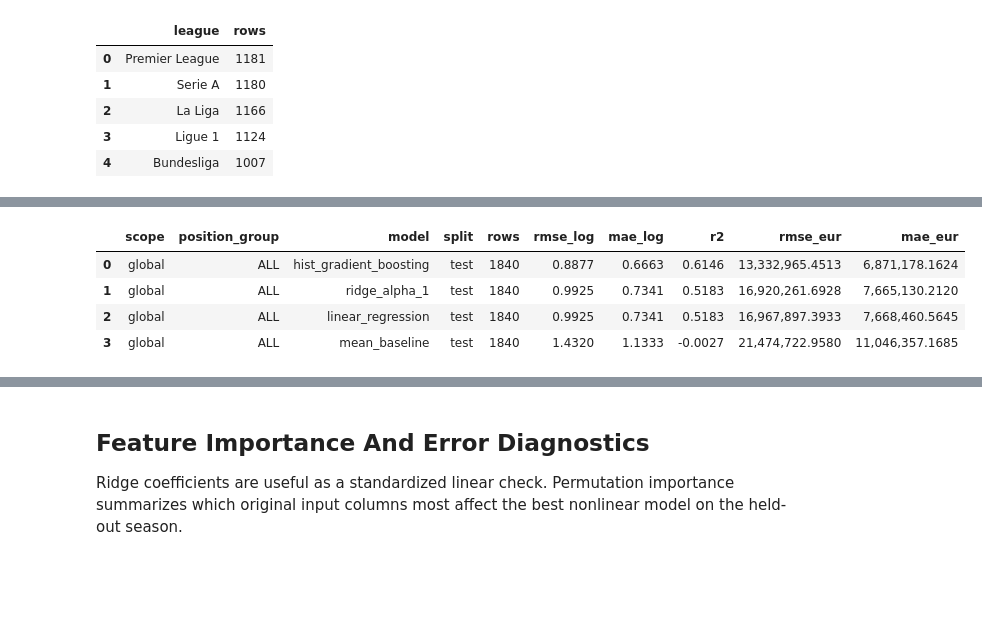
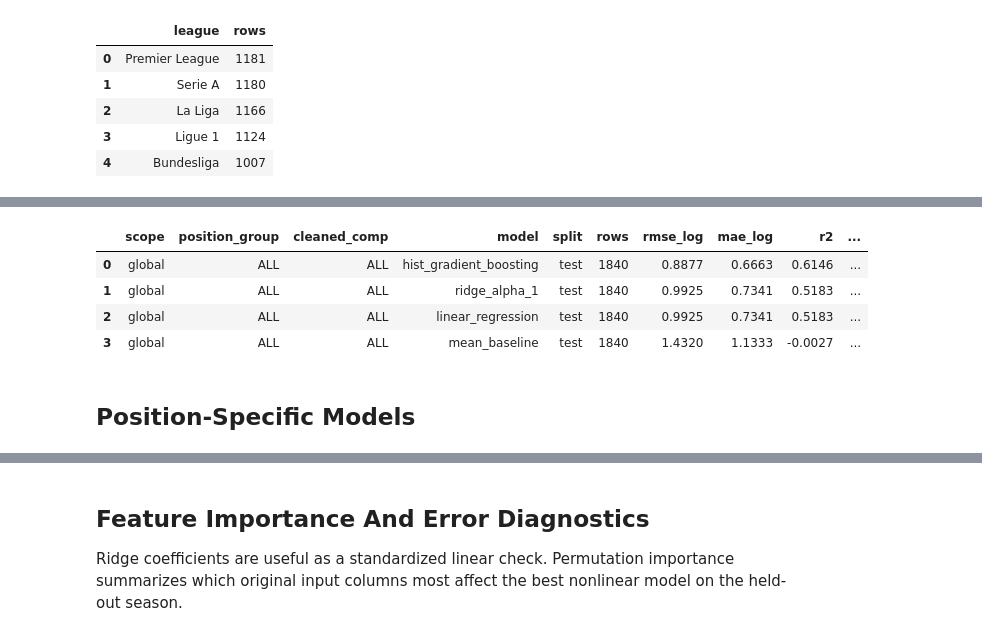
Before and after one commit to davidaslanyan2202/capstone-new, a Jupyter notebook: analysis/eda_and_baseline.ipynb, the cells around one changed output, grey strips where cells are left out. Drawn from its saved outputs; the diff is of its cells as text; code cells hidden in the pictures; blank space fills up the shorter version.

Commit message:
separated leagues and groups

```diff
--- a/analysis/eda_and_baseline.ipynb
+++ b/analysis/eda_and_baseline.ipynb
@@ -21,9 +22,10 @@ sys.path.insert(0, str(REPO_ROOT / "analysis"))
 
 import eda_and_baseline as capstone
 
-pd.set_option("display.max_columns", 120)
+pd.set_option("display.max_columns", 140)
 pd.set_option("display.float_format", lambda value: f"{value:,.4f}")
 
 MIN_MINUTES = 300
 INCLUDE_POSITION_MODELS = True
+INCLUDE_LEAGUE_MODELS = True
 # %% [markdown]
@@ -83,39 +85,52 @@ The global model comparison uses the full `300+` minute modeling dataset. Positi
 # %%
 metrics, predictions, fitted_models = capstone.run_models(
     model_df,
     include_position_models=INCLUDE_POSITION_MODELS,
+    include_league_models=INCLUDE_LEAGUE_MODELS,
 )
 feature_importance = capstone.save_feature_importance(fitted_models, model_df)
 best_global_model = (
     metrics[(metrics["scope"] == "global") & (metrics["split"] == "test")]
     .sort_values("rmse_log")
     .iloc[0]["model"]
 )
 error_by_group = capstone.save_error_by_group(predictions, best_global_model)
+specialized_comparison = capstone.save_specialized_model_comparison(predictions)
 capstone.plot_model_diagnostics(metrics, predictions, best_global_model)
-capstone.write_summary(eda_stats, model_df, metrics, feature_importance, min_minutes=MIN_MINUTES)
+capstone.plot_specialized_vs_global(specialized_comparison)
+capstone.write_summary(
+    eda_stats,
+    model_df,
+    metrics,
+    feature_importance,
+    specialized_comparison,
+    min_minutes=MIN_MINUTES,
+)
 capstone.write_final_report(
     eda_stats,
     model_df,
     metrics,
     error_by_group,
     feature_importance,
+    specialized_comparison,
     min_minutes=MIN_MINUTES,
 )
 capstone.write_paper_sources(min_minutes=MIN_MINUTES)
 
 global_test_metrics = (
     metrics[(metrics["scope"] == "global") & (metrics["split"] == "test")]
     .sort_values("rmse_log")
     .reset_index(drop=True)
 )
 global_test_metrics
 # %% [output]
-|  | scope | position_group | model | split | rows | rmse_log | mae_log | r2 | rmse_eur | mae_eur |
-| 0 | global | ALL | hist_gradient_boosting | test | 1840 | 0.8877 | 0.6663 | 0.6146 | 13,332,965.4513 | 6,871,178.1624 |
-| 1 | global | ALL | ridge_alpha_1 | test | 1840 | 0.9925 | 0.7341 | 0.5183 | 16,920,261.6928 | 7,665,130.2120 |
-| 2 | global | ALL | linear_regression | test | 1840 | 0.9925 | 0.7341 | 0.5183 | 16,967,897.3933 | 7,668,460.5645 |
-| 3 | global | ALL | mean_baseline | test | 1840 | 1.4320 | 1.1333 | -0.0027 | 21,474,722.9580 | 11,046,357.1685 |
+|  | scope | position_group | cleaned_comp | model | split | rows | rmse_log | mae_log | r2 | ... |
+| 0 | global | ALL | ALL | hist_gradient_boosting | test | 1840 | 0.8877 | 0.6663 | 0.6146 | ... |
+| 1 | global | ALL | ALL | ridge_alpha_1 | test | 1840 | 0.9925 | 0.7341 | 0.5183 | ... |
+| 2 | global | ALL | ALL | linear_regression | test | 1840 | 0.9925 | 0.7341 | 0.5183 | ... |
+| 3 | global | ALL | ALL | mean_baseline | test | 1840 | 1.4320 | 1.1333 | -0.0027 | ... |
+# %% [markdown]
+## Position-Specific Models
 # %%
 position_test_metrics = (
     metrics[(metrics["scope"] == "position_specific") & (metrics["split"] == "test")]
```
Also changed, not shown: parts of 11 cells of this notebook, 13 other files.
